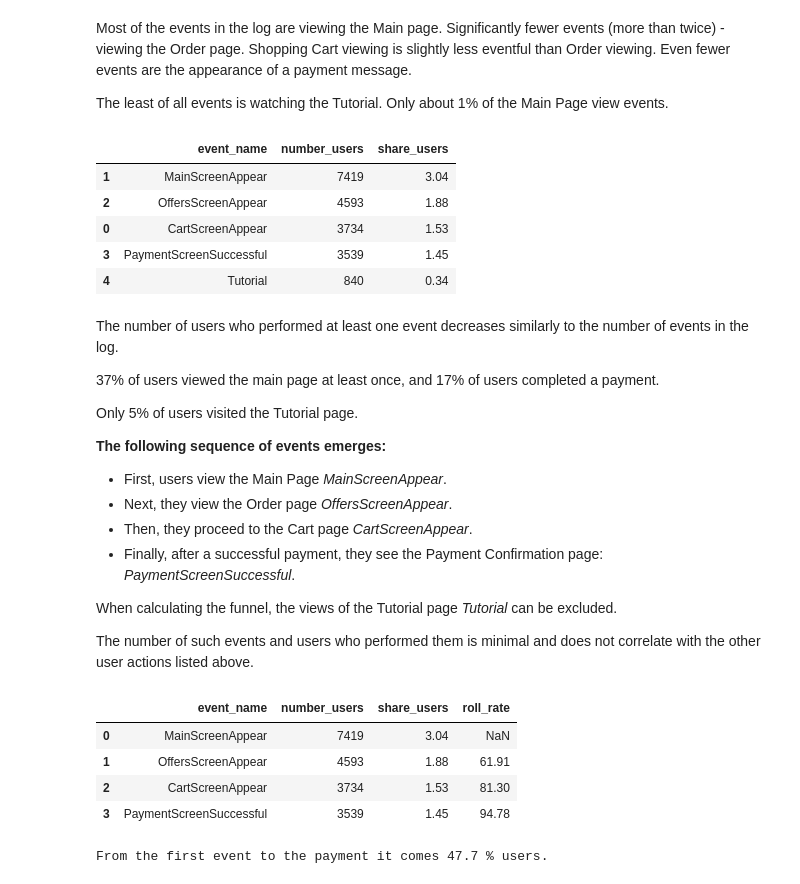
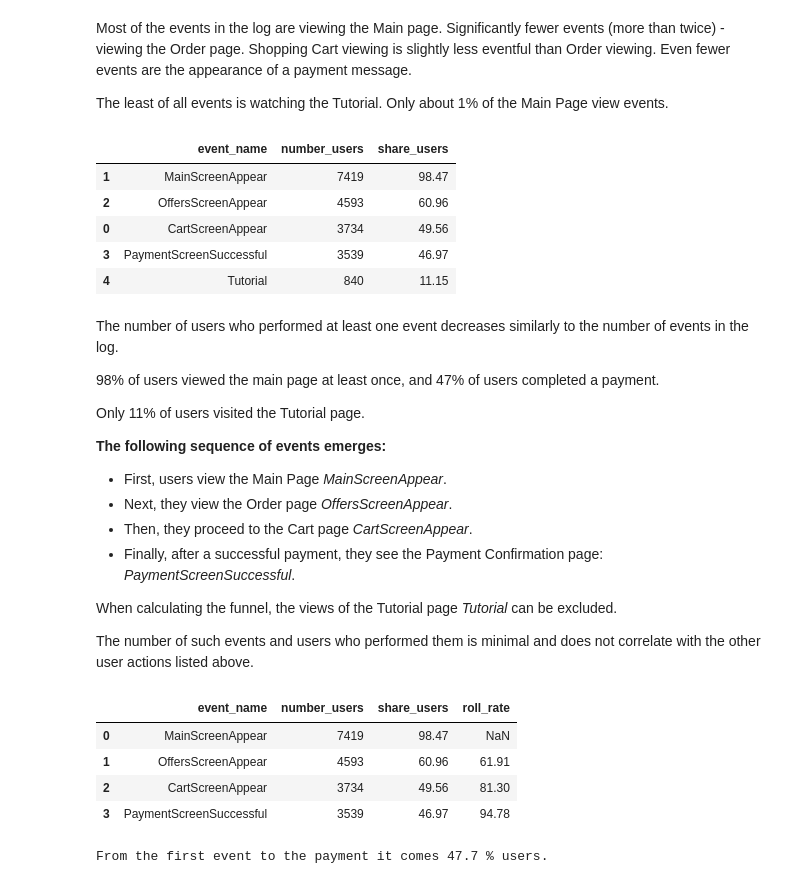
Before and after one commit to IVKovalev/data_analytics, a Jupyter notebook: 2_Event Analysis and A-A-B Testing/Event Analysis and A-A-B Testing_ENG.ipynb, the cells around one changed output. Saved outputs shown, nothing was run; the diff lists cells and outputs as text; code cells hidden in the pictures.

```diff
--- a/2_Event Analysis and A-A-B Testing/Event Analysis and A-A-B Testing_ENG.ipynb
+++ b/2_Event Analysis and A-A-B Testing/Event Analysis and A-A-B Testing_ENG.ipynb
@@ -306,24 +305,24 @@ The least of all events is watching the Tutorial. Only about 1% of the Main Page
 # %%
 # Let's count how many users performed each of these events.
 # Sort the events by the number of users.
 # Calculate the proportion of users who performed each event at least once.
 a = df_c.groupby('event_name').agg({'device_id': 'nunique'}).reset_index().sort_values(by='device_id', ascending=False)
 a.columns = ['event_name', 'number_users']
-a['share_users'] = round(a['number_users'] / df['device_id'].count() * 100, 2)
+a['share_users'] = round(a['number_users'] / df_c['device_id'].nunique() * 100, 2)
 a
 # %% [output]
 |  | event_name | number_users | share_users |
-| 1 | MainScreenAppear | 7419 | 3.04 |
-| 2 | OffersScreenAppear | 4593 | 1.88 |
-| 0 | CartScreenAppear | 3734 | 1.53 |
-| 3 | PaymentScreenSuccessful | 3539 | 1.45 |
-| 4 | Tutorial | 840 | 0.34 |
+| 1 | MainScreenAppear | 7419 | 98.47 |
+| 2 | OffersScreenAppear | 4593 | 60.96 |
+| 0 | CartScreenAppear | 3734 | 49.56 |
+| 3 | PaymentScreenSuccessful | 3539 | 46.97 |
+| 4 | Tutorial | 840 | 11.15 |
 # %% [markdown]
 The number of users who performed at least one event decreases similarly to the number of events in the log.
 
-37% of users viewed the main page at least once, and 17% of users completed a payment.
+98% of users viewed the main page at least once, and 47% of users completed a payment.
 
-Only 5% of users visited the Tutorial page.
+Only 11% of users visited the Tutorial page.
 
 **The following sequence of events emerges:**
 - First, users view the Main Page _MainScreenAppear_.
@@ -342,10 +341,10 @@ funnel['roll_rate'] = round(funnel['roll_rate'], 2)
 funnel
 # %% [output]
 |  | event_name | number_users | share_users | roll_rate |
-| 0 | MainScreenAppear | 7419 | 3.04 | NaN |
-| 1 | OffersScreenAppear | 4593 | 1.88 | 61.91 |
-| 2 | CartScreenAppear | 3734 | 1.53 | 81.30 |
-| 3 | PaymentScreenSuccessful | 3539 | 1.45 | 94.78 |
+| 0 | MainScreenAppear | 7419 | 98.47 | NaN |
+| 1 | OffersScreenAppear | 4593 | 60.96 | 61.91 |
+| 2 | CartScreenAppear | 3734 | 49.56 | 81.30 |
+| 3 | PaymentScreenSuccessful | 3539 | 46.97 | 94.78 |
 # %%
 print('From the first event to the payment it comes', round(funnel.iloc[3,1] / funnel.iloc[0,1] * 100, 2), '% users.')
 # %% [output]
```
Also changed, not shown: parts of 11 cells of this notebook, 1 other file.
